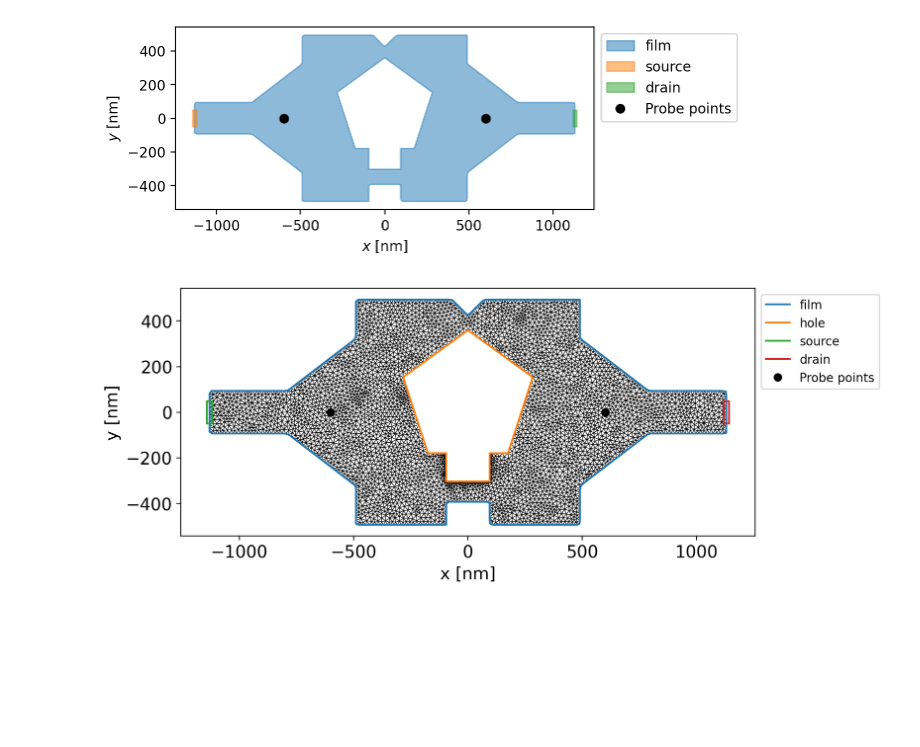
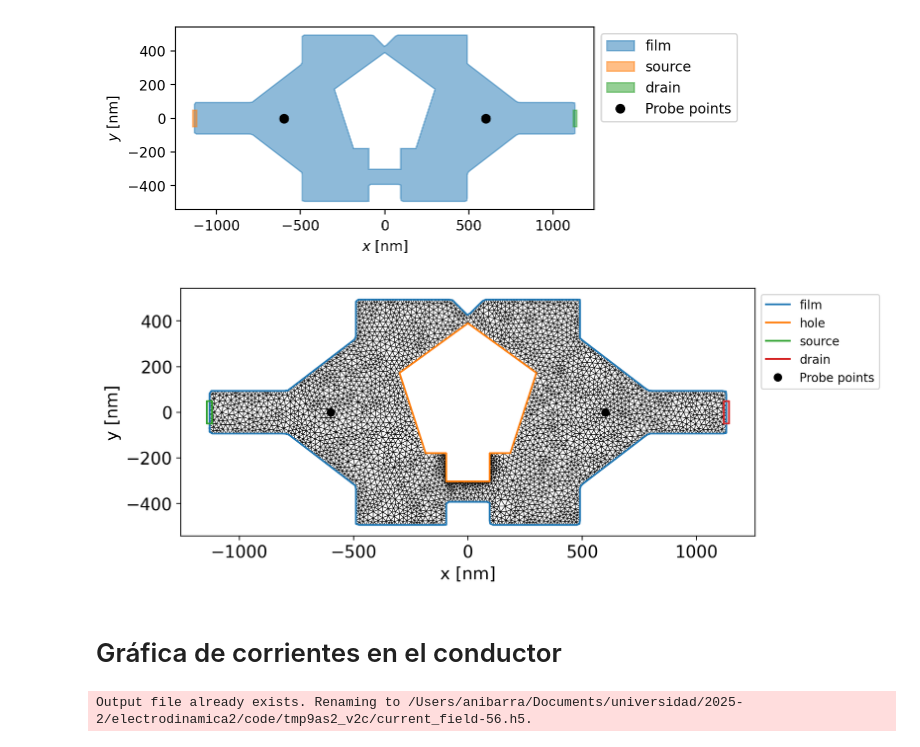
Before and after one commit to kyziak-old/electrodinamica2-proyecto, a Jupyter notebook: proyecto-electrodinamica.ipynb, the cells around one changed output. Drawn from its saved outputs; the diff is of its cells as text; code cells hidden in the pictures; blank space fills up the shorter version.

```diff
--- a/proyecto-electrodinamica.ipynb
+++ b/proyecto-electrodinamica.ipynb
@@ -22,7 +22,7 @@ tempdir = tempfile.TemporaryDirectory(dir=os.getcwd())
 # %%
 length_units = "nm"
 
-coherence_length = 60
+coherence_length = 68
 london_lambda = 2
 d = 0.1
 gamma = 1
@@ -62,9 +62,9 @@ film = (
 )
 
 dy = -y + 101 + 90 + 123/2
-x = -190/2 - 80
+x = -190/2 - 90
 y = dy + 123/2
-w = 190 + 160
+w = 190 + 180
 a = 72*np.pi/180
 
 pentagon_points = [
@@ -101,16 +101,26 @@ device = tdgl.Device(
     probe_points=probe_points,
 )
 
+device_with_no_current = tdgl.Device(
+    "diode",
+    layer=layer,
+    film=film,
+    holes=[pentagon_hole],
+    length_units=length_units,
+    probe_points=probe_points,
+)
+
 fix, ax = device.draw()
 # %% [output]
 [figure]
 # %%
 device.make_mesh(max_edge_length= coherence_length/2, smooth=100)
+device_with_no_current.make_mesh(max_edge_length=coherence_length/2, smooth=100)
 
 fig, ax = device.plot(mesh=True, legend=True, figsize=(9,4))
 
 ax.set_xlabel("x [nm]",fontsize="14")
 ax.set_ylabel("y [nm]",fontsize="14")
 ax.tick_params(axis="both", labelsize=14)
 # %% [output]
-[figure, old version]
+[figure, new version]
@@ -116,0 +135,11 @@ ax.tick_params(axis="both", labelsize=14)
+# %% [markdown]
+# Gráfica de corrientes en el conductor
+# %%
+default_terminal_currents = {
+    'source': 12,
+    'drain' : -12
+}
+
+solution_without_field = tdgl.solve(device=device, options=options, terminal_currents=default_terminal_currents)
+# %% [output]
+Output file already exists. Renaming to /Users/anibarra/Documents/universidad/2025-2/electrodinamica2/code/tmp9as2_v2c/current_field-56.h5.
```
Also changed, not shown: parts of 6 cells of this notebook, 1 other file.
